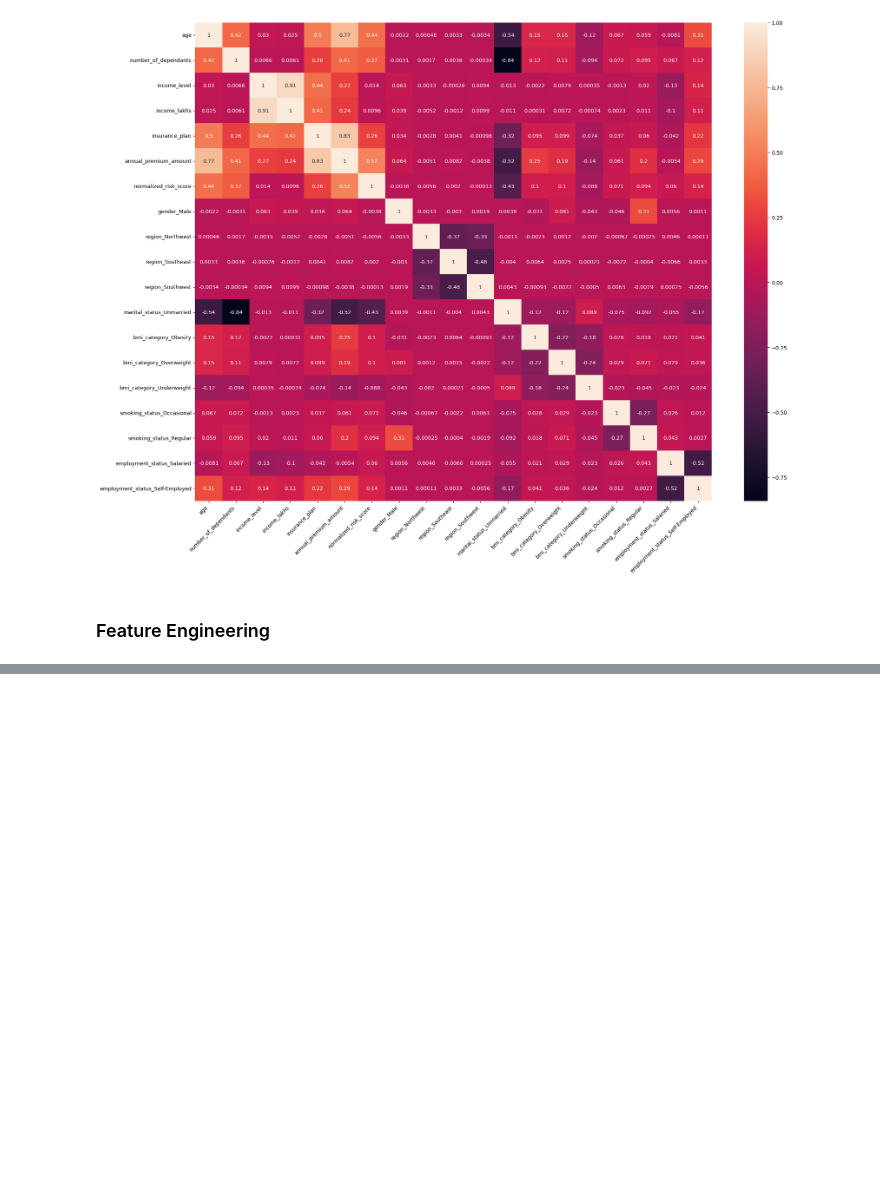
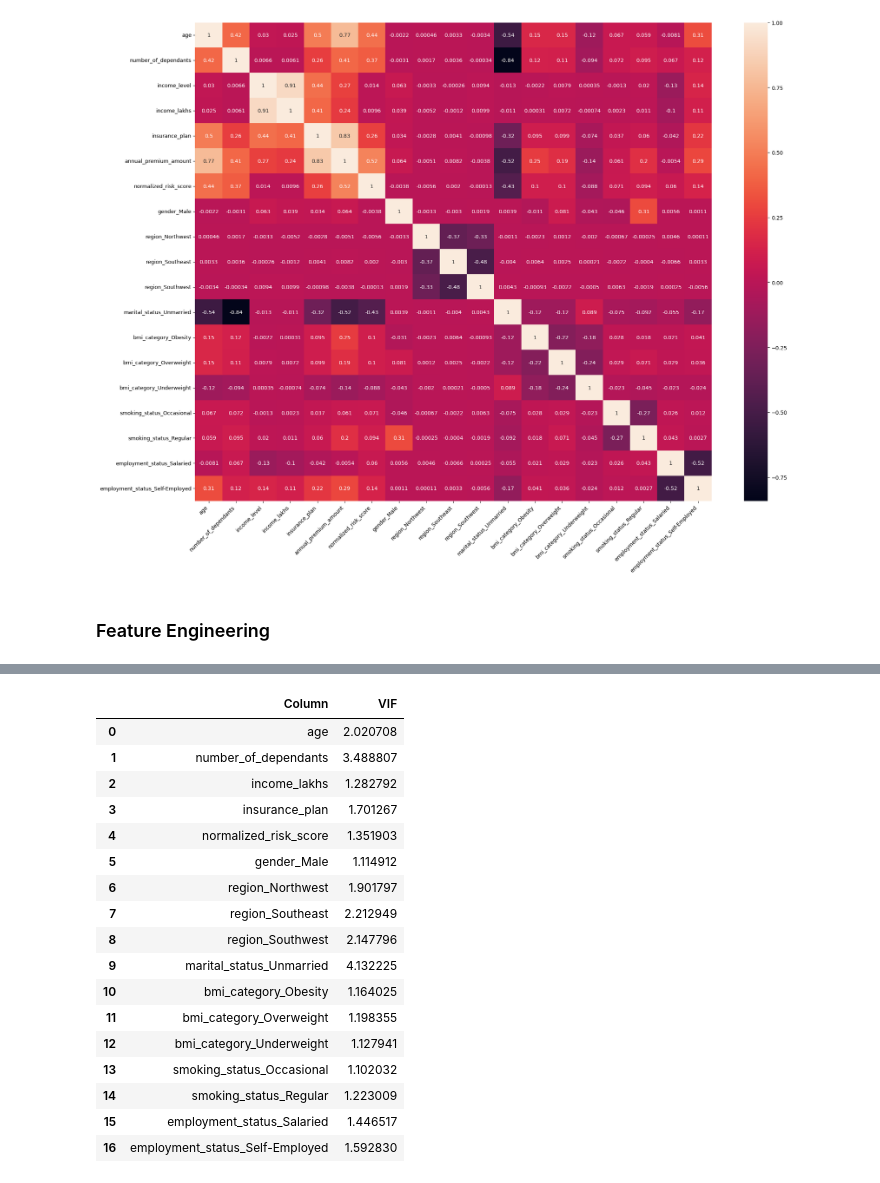
Before and after one commit to ittihadur/ML-Regression-Project, a Jupyter notebook: ML REGRESSION.ipynb, the cells around one changed output, grey strips where cells are left out. Cells and saved outputs as stored; diff of their text form; code cells hidden in the pictures; blank space fills up the shorter version.

```diff
--- a/ML REGRESSION.ipynb
+++ b/ML REGRESSION.ipynb
@@ -373,0 +393,8 @@ cols_to_scale =
+# %%
+from statsmodels.stats.outliers_influence import variance_inflation_factor
+
+def calculate_vif(data):
+    vif_df = pd.DataFrame()
+    vif_df['Column'] = data.columns
+    vif_df['VIF'] = [variance_inflation_factor(data.values,i) for i in range(data.shape[1])]
+    return vif_df
@@ -373,0 +421,21 @@ cols_to_scale =
+# %%
+calculate_vif(X.drop('income_level', axis="columns"))
+# %% [output]
+|  | Column | VIF |
+| 0 | age | 2.020708 |
+| 1 | number_of_dependants | 3.488807 |
+| 2 | income_lakhs | 1.282792 |
+| 3 | insurance_plan | 1.701267 |
+| 4 | normalized_risk_score | 1.351903 |
+| 5 | gender_Male | 1.114912 |
+| 6 | region_Northwest | 1.901797 |
+| 7 | region_Southeast | 2.212949 |
+| 8 | region_Southwest | 2.147796 |
+| 9 | marital_status_Unmarried | 4.132225 |
+| 10 | bmi_category_Obesity | 1.164025 |
+| 11 | bmi_category_Overweight | 1.198355 |
+| 12 | bmi_category_Underweight | 1.127941 |
+| 13 | smoking_status_Occasional | 1.102032 |
+| 14 | smoking_status_Regular | 1.223009 |
+| 15 | employment_status_Salaried | 1.446517 |
+| 16 | employment_status_Self-Employed | 1.592830 |
```
Also changed, not shown: parts of 4 cells of this notebook.
